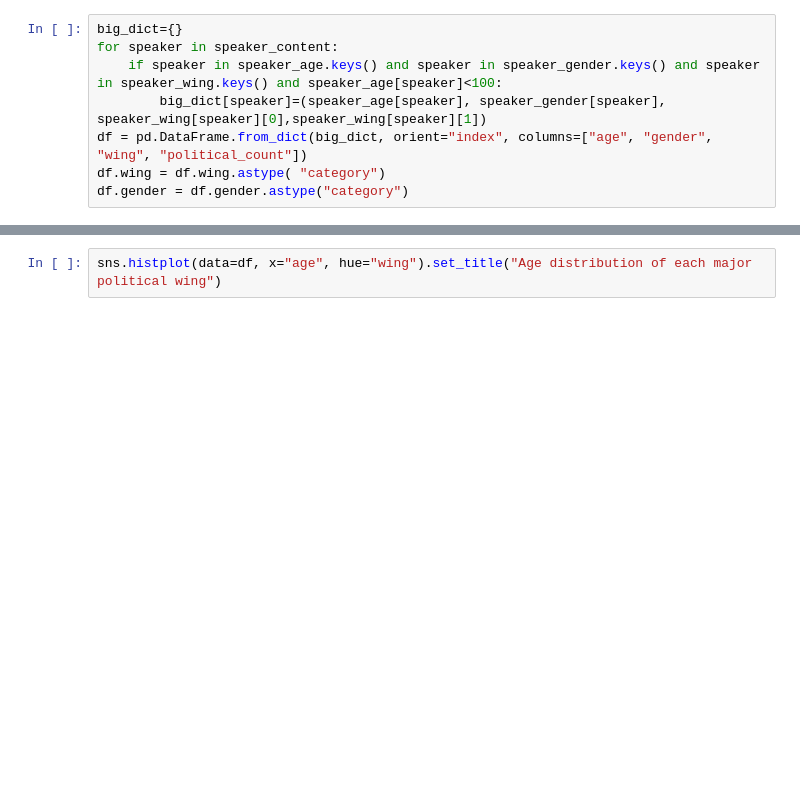
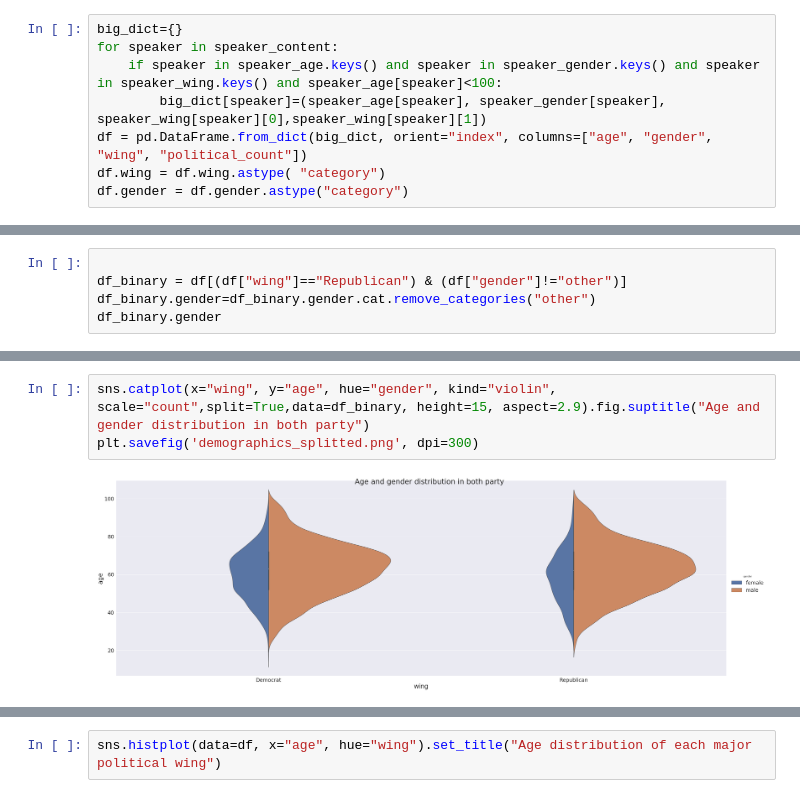
Before and after one commit to epfl-ada/ada-2021-project-adada-sur-mon-bidet, a Jupyter notebook: notebooks/processing_pickle.ipynb, the cells around one changed output, grey strips where cells are left out. Drawn from its saved outputs; the diff is of its cells as text; blank space fills up the shorter version.

```diff
--- a/notebooks/processing_pickle.ipynb
+++ b/notebooks/processing_pickle.ipynb
@@ -275,0 +290,5 @@ plt.savefig('demographics.png', dpi=300)
+# %%
+
+df_binary = df[(df["wing"]=="Republican") & (df["gender"]!="other")]
+df_binary.gender=df_binary.gender.cat.remove_categories("other")
+df_binary.gender
@@ -275,0 +314,5 @@ plt.savefig('demographics.png', dpi=300)
+# %%
+sns.catplot(x="wing", y="age", hue="gender", kind="violin", scale="count",split=True,data=df_binary, height=15, aspect=2.9).fig.suptitle("Age and gender distribution in both party")
+plt.savefig('demographics_splitted.png', dpi=300)
+# %% [output]
+[figure, added]
```
Also changed, not shown: parts of 11 cells of this notebook, 3 other files.
